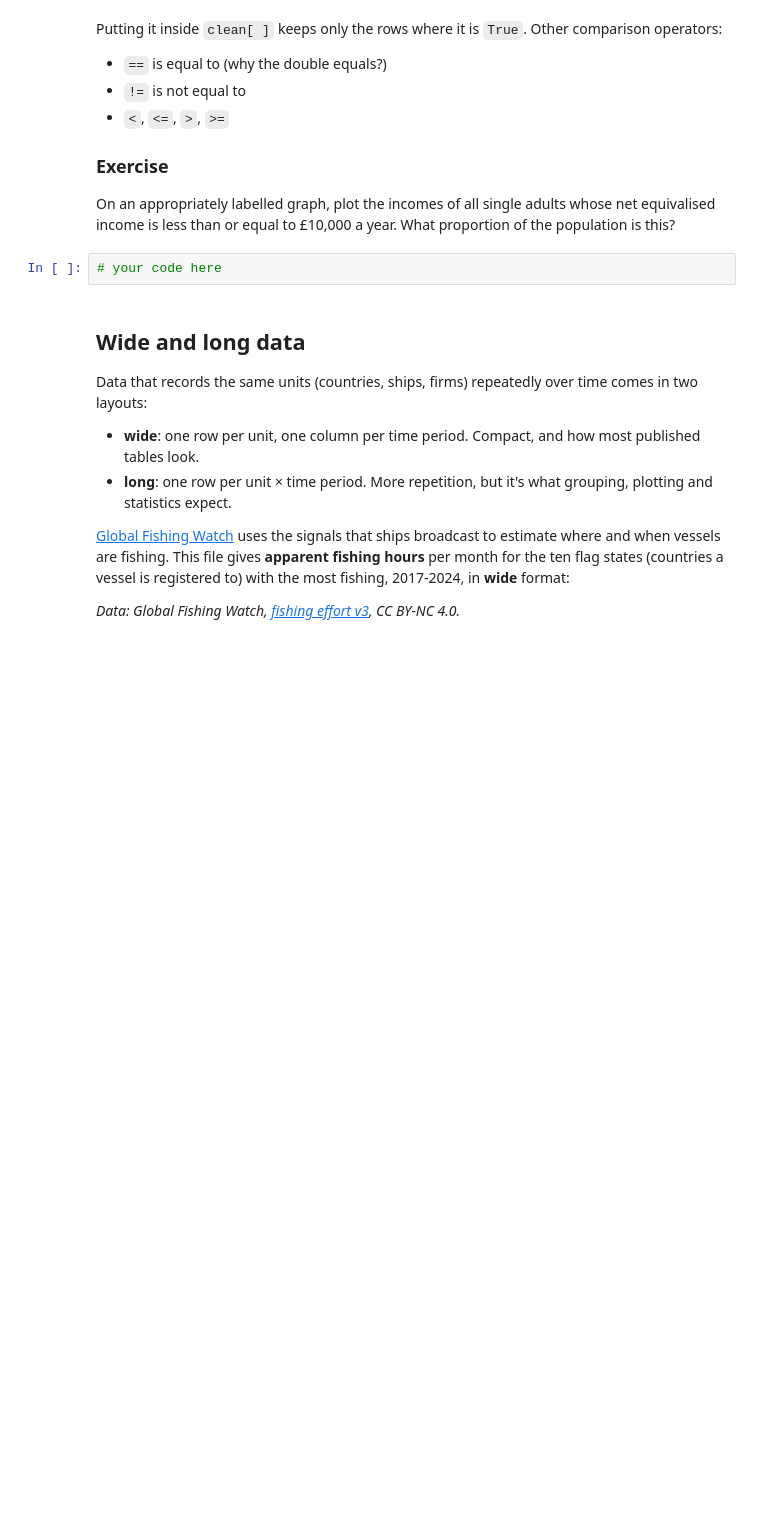
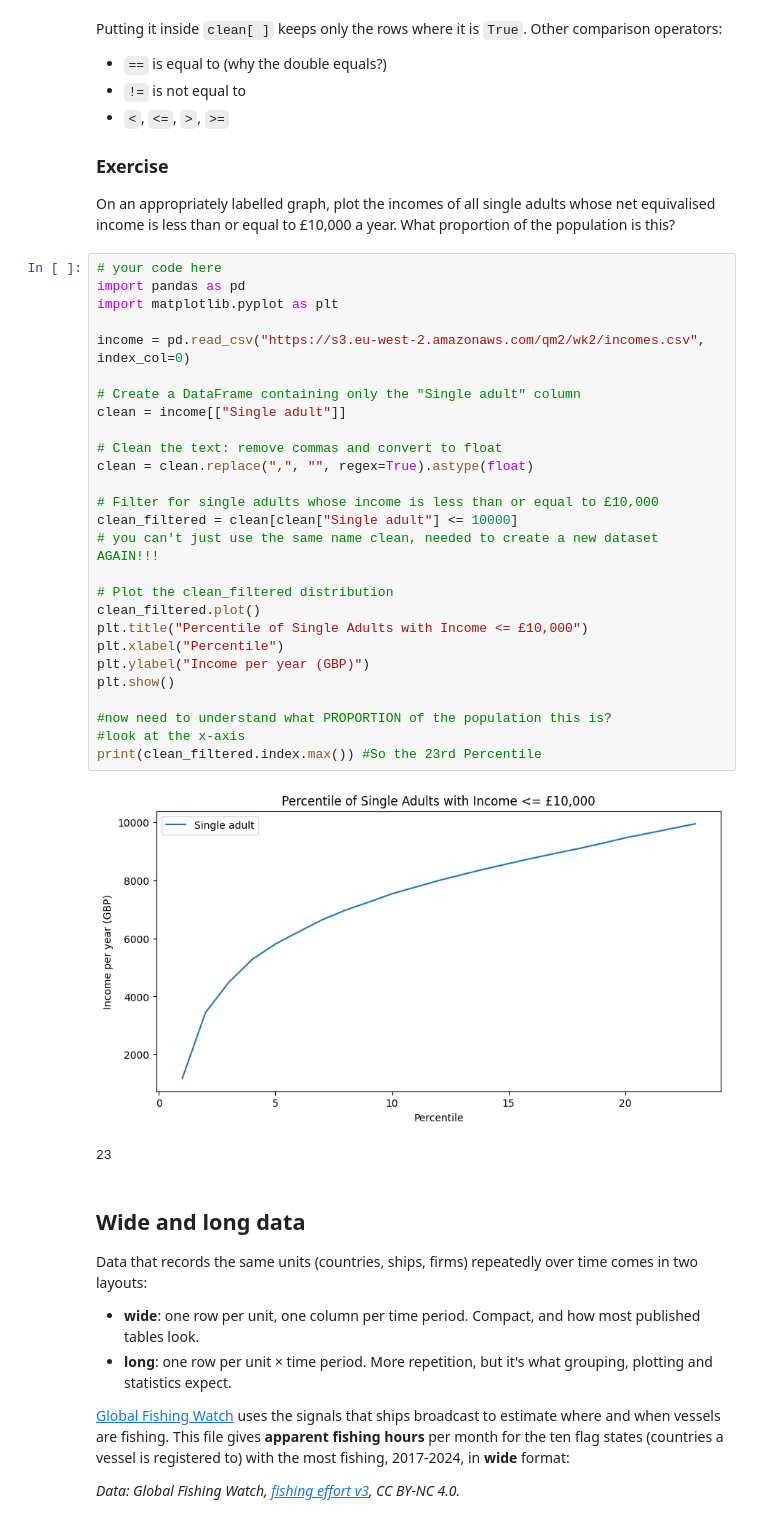
Before and after one commit to jasminebarry/BASC0005, a Jupyter notebook: w02_pandas.ipynb, the cells around one changed output. Cells and saved outputs as stored; diff of their text form; blank space fills up the shorter version.

```diff
--- a/w02_pandas.ipynb
+++ b/w02_pandas.ipynb
@@ -267,8 +329,36 @@ Putting it inside `clean[ ]` keeps only the rows where it is `True`. Other compa
 ### Exercise
 
 On an appropriately labelled graph, plot the incomes of all single adults whose net equivalised income is less than or equal to £10,000 a year. What proportion of the population is this?
-# %%
-# your code here
+# %%
+# your code here
+import pandas as pd
+import matplotlib.pyplot as plt
+
+income = pd.read_csv("https://s3.eu-west-2.amazonaws.com/qm2/wk2/incomes.csv", index_col=0)
+
+# Create a DataFrame containing only the "Single adult" column
+clean = income[["Single adult"]]
+
+# Clean the text: remove commas and convert to float
+clean = clean.replace(",", "", regex=True).astype(float)
+
+# Filter for single adults whose income is less than or equal to £10,000
+clean_filtered = clean[clean["Single adult"] <= 10000]
+# you can't just use the same name clean, needed to create a new dataset AGAIN!!!
+
+# Plot the clean_filtered distribution
+clean_filtered.plot()
+plt.title("Percentile of Single Adults with Income <= £10,000")
+plt.xlabel("Percentile")
+plt.ylabel("Income per year (GBP)")
+plt.show()
+
+#now need to understand what PROPORTION of the population this is?
+#look at the x-axis
+print(clean_filtered.index.max()) #So the 23rd Percentile
+# %% [output]
+[figure, added]
+23
 # %% [markdown]
 ## Wide and long data
 
```
Also changed, not shown: parts of 19 cells of this notebook.
